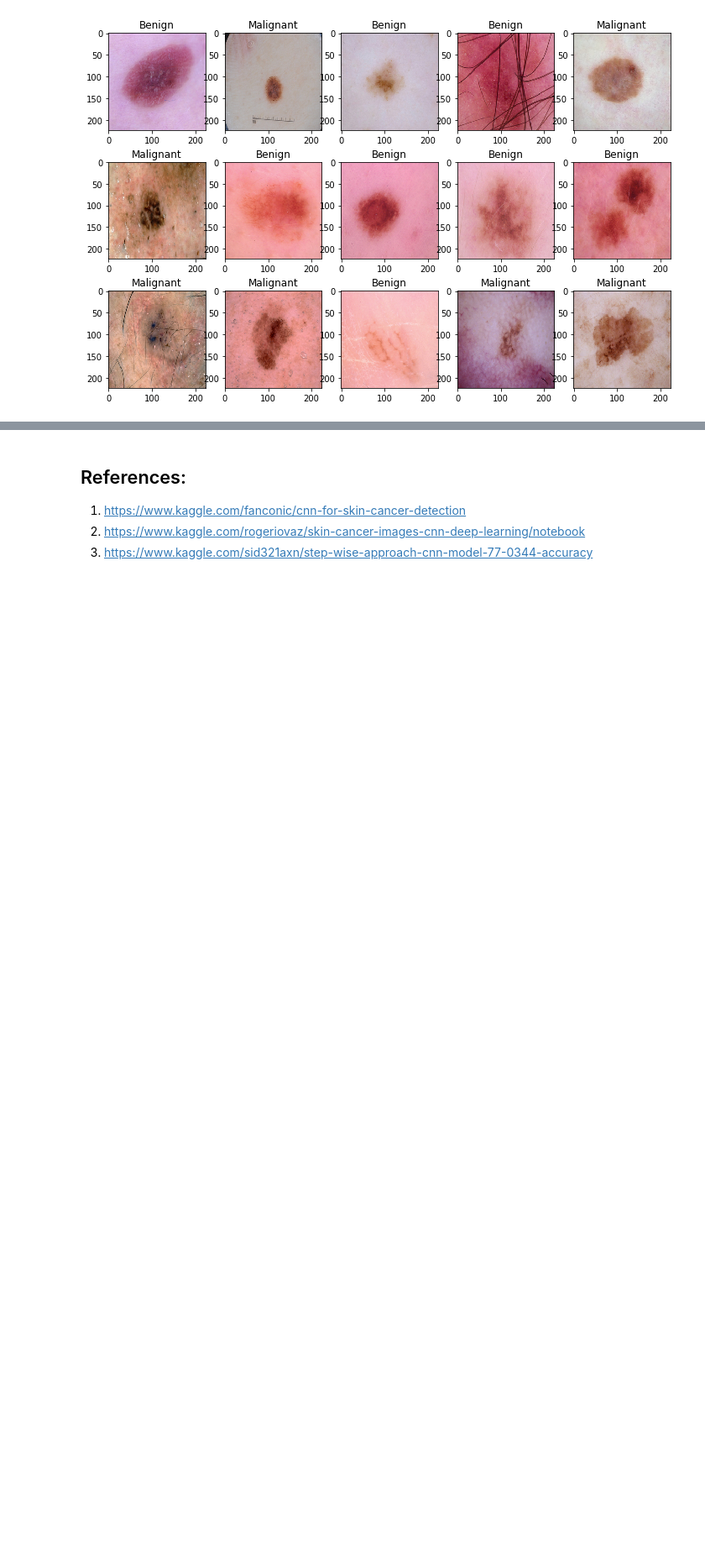
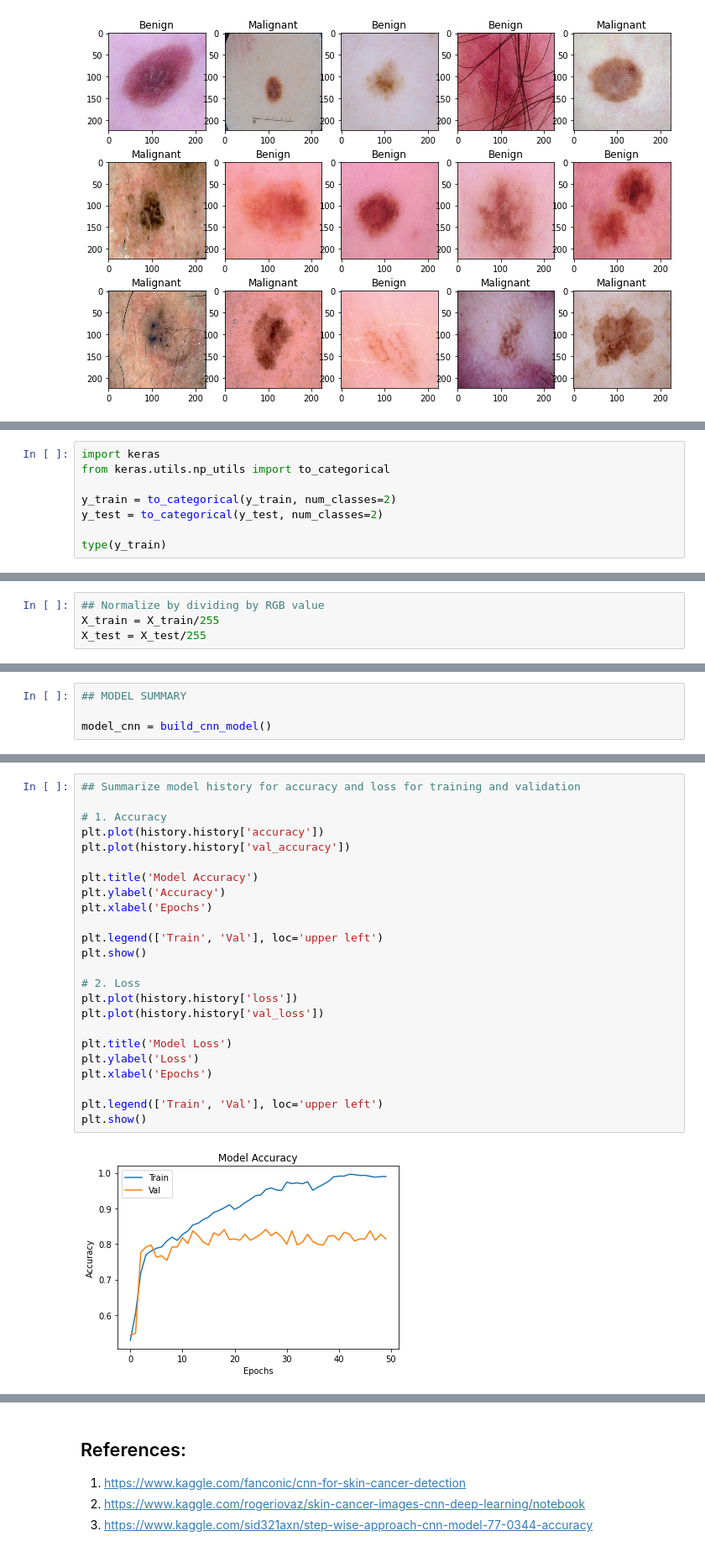
Before and after one commit to PrakritiAilavadi/Kaggle-Health, a Jupyter notebook: skin-cancer-detection-using-cnn.ipynb, the cells around one changed output, grey strips where cells are left out. Shown at 84% size. Cells and saved outputs as stored; diff of their text form; blank space fills up the shorter version.

Commit message:
Adding Basic CNN model

```diff
--- a/skin-cancer-detection-using-cnn.ipynb
+++ b/skin-cancer-detection-using-cnn.ipynb
@@ -169,0 +172,8 @@ plt.show()
+# %%
+import keras
+from keras.utils.np_utils import to_categorical
+
+y_train = to_categorical(y_train, num_classes=2)
+y_test = to_categorical(y_test, num_classes=2)
+
+type(y_train)
@@ -169,0 +194,4 @@ plt.show()
+# %%
+## Normalize by dividing by RGB value
+X_train = X_train/255
+X_test = X_test/255
@@ -169,0 +254,4 @@ plt.show()
+# %%
+## MODEL SUMMARY
+
+model_cnn = build_cnn_model()
@@ -169,0 +318,26 @@ plt.show()
+# %%
+## Summarize model history for accuracy and loss for training and validation
+
+# 1. Accuracy
+plt.plot(history.history['accuracy'])
+plt.plot(history.history['val_accuracy'])
+
+plt.title('Model Accuracy')
+plt.ylabel('Accuracy')
+plt.xlabel('Epochs')
+
+plt.legend(['Train', 'Val'], loc='upper left')
+plt.show()
+
+# 2. Loss
+plt.plot(history.history['loss'])
+plt.plot(history.history['val_loss'])
+
+plt.title('Model Loss')
+plt.ylabel('Loss')
+plt.xlabel('Epochs')
+
+plt.legend(['Train', 'Val'], loc='upper left')
+plt.show()
+# %% [output]
+[figure, added]
```
Also changed, not shown: parts of 16 cells of this notebook.
